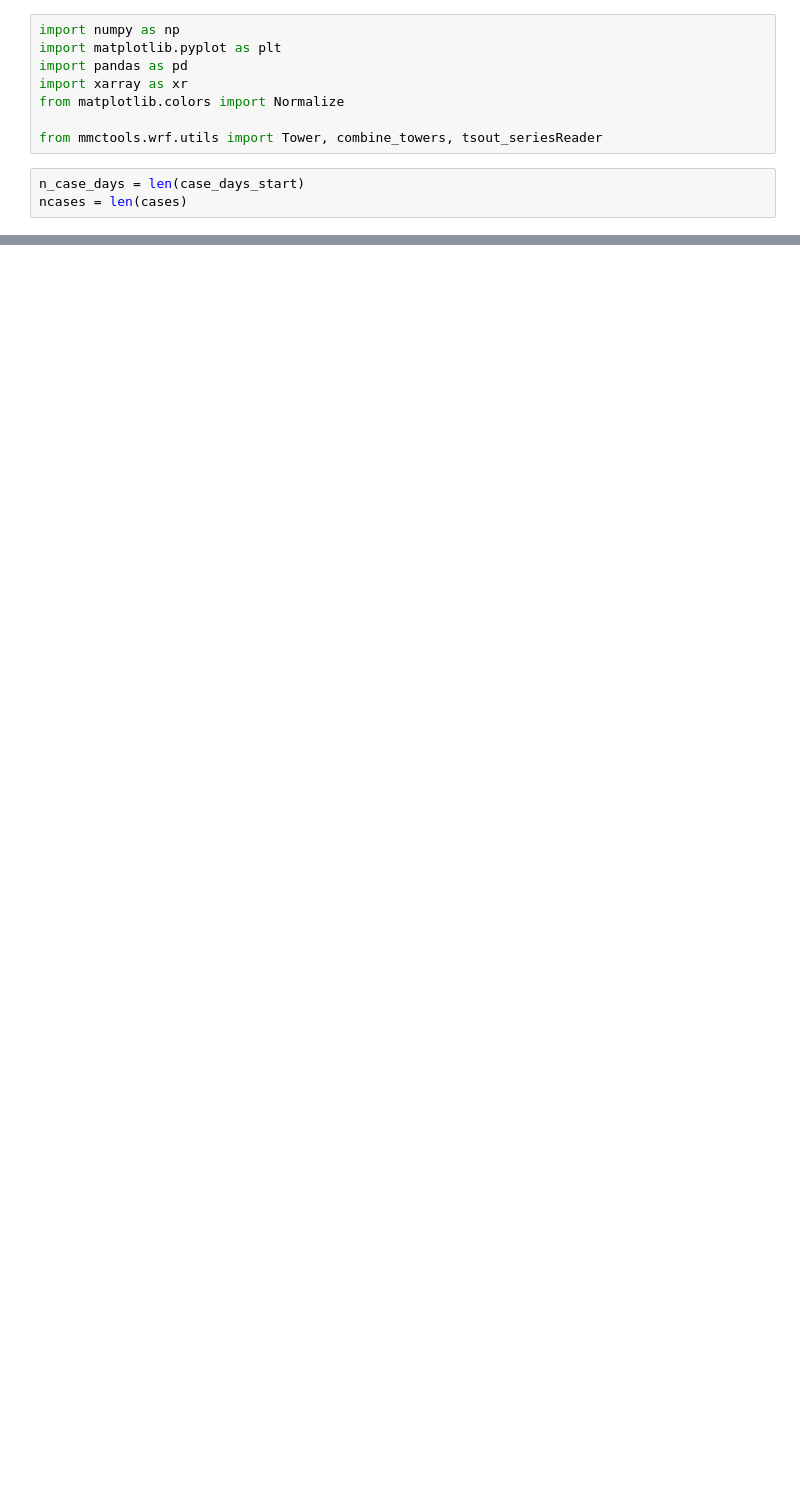
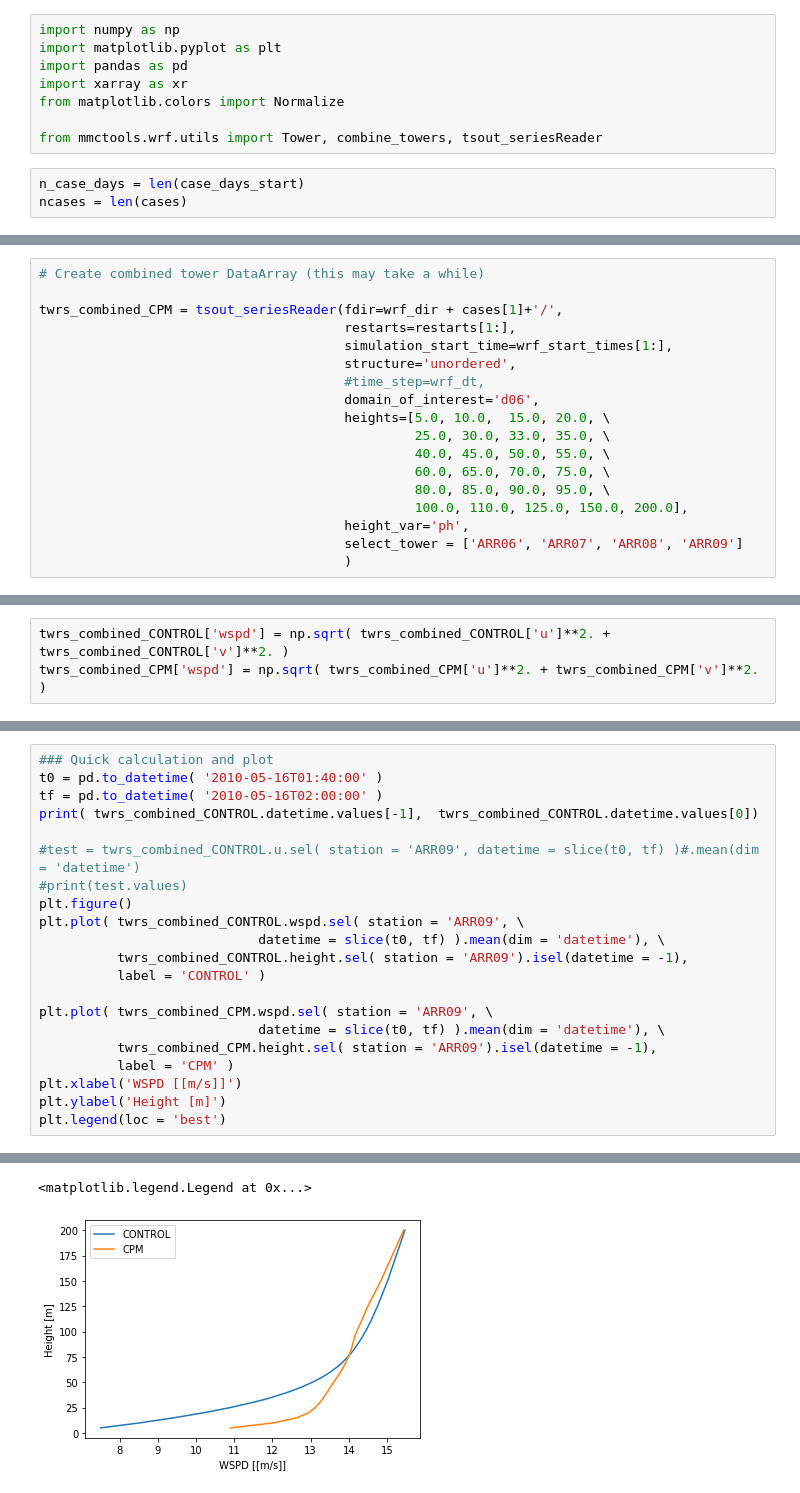
Before and after one commit to a2e-mmc/assessment, a Jupyter notebook: studies/fino_offshore_microscale/Read_WRF_towers.ipynb, the cells around one changed output, grey strips where cells are left out. Cells and saved outputs as stored; diff of their text form; blank space fills up the shorter version.

```diff
--- a/studies/fino_offshore_microscale/Read_WRF_towers.ipynb
+++ b/studies/fino_offshore_microscale/Read_WRF_towers.ipynb
@@ -128,0 +163,18 @@ starting ARR09.d06
+# %%
+# Create combined tower DataArray (this may take a while)
+
+twrs_combined_CPM = tsout_seriesReader(fdir=wrf_dir + cases[1]+'/',
+                                       restarts=restarts[1:],
+                                       simulation_start_time=wrf_start_times[1:],
+                                       structure='unordered',
+                                       #time_step=wrf_dt,
+                                       domain_of_interest='d06',
+                                       heights=[5.0, 10.0,  15.0, 20.0, \
+                                                25.0, 30.0, 33.0, 35.0, \
+                                                40.0, 45.0, 50.0, 55.0, \
+                                                60.0, 65.0, 70.0, 75.0, \
+                                                80.0, 85.0, 90.0, 95.0, \
+                                                100.0, 110.0, 125.0, 150.0, 200.0],
+                                       height_var='ph',
+                                       select_tower = ['ARR06', 'ARR07', 'ARR08', 'ARR09']
+                                       )
@@ -132,0 +267,3 @@ twrs_combined_CONTROL.to_netcdf('/p/lscratchh/lassman1/a2e-mmc/pdata/FINO/setup_
+# %%
+twrs_combined_CONTROL['wspd'] = np.sqrt( twrs_combined_CONTROL['u']**2. + twrs_combined_CONTROL['v']**2. )
+twrs_combined_CPM['wspd'] = np.sqrt( twrs_combined_CPM['u']**2. + twrs_combined_CPM['v']**2. )
@@ -132,0 +275,22 @@ twrs_combined_CONTROL.to_netcdf('/p/lscratchh/lassman1/a2e-mmc/pdata/FINO/setup_
+# %%
+### Quick calculation and plot
+t0 = pd.to_datetime( '2010-05-16T01:40:00' )
+tf = pd.to_datetime( '2010-05-16T02:00:00' )
+print( twrs_combined_CONTROL.datetime.values[-1],  twrs_combined_CONTROL.datetime.values[0])
+
+#test = twrs_combined_CONTROL.u.sel( station = 'ARR09', datetime = slice(t0, tf) )#.mean(dim = 'datetime')
+#print(test.values)
+plt.figure()
+plt.plot( twrs_combined_CONTROL.wspd.sel( station = 'ARR09', \
+                            datetime = slice(t0, tf) ).mean(dim = 'datetime'), \
+          twrs_combined_CONTROL.height.sel( station = 'ARR09').isel(datetime = -1),
+          label = 'CONTROL' )
+
+plt.plot( twrs_combined_CPM.wspd.sel( station = 'ARR09', \
+                            datetime = slice(t0, tf) ).mean(dim = 'datetime'), \
+          twrs_combined_CPM.height.sel( station = 'ARR09').isel(datetime = -1),
+          label = 'CPM' )
+plt.xlabel('WSPD [[m/s]]')
+plt.ylabel('Height [m]')
+plt.legend(loc = 'best')
+# %% [output]
@@ -132,0 +298,2 @@ twrs_combined_CONTROL.to_netcdf('/p/lscratchh/lassman1/a2e-mmc/pdata/FINO/setup_
+<matplotlib.legend.Legend at 0x...>
+[figure, added]
```
Also changed, not shown: parts of 23 cells of this notebook, 1 other file.
